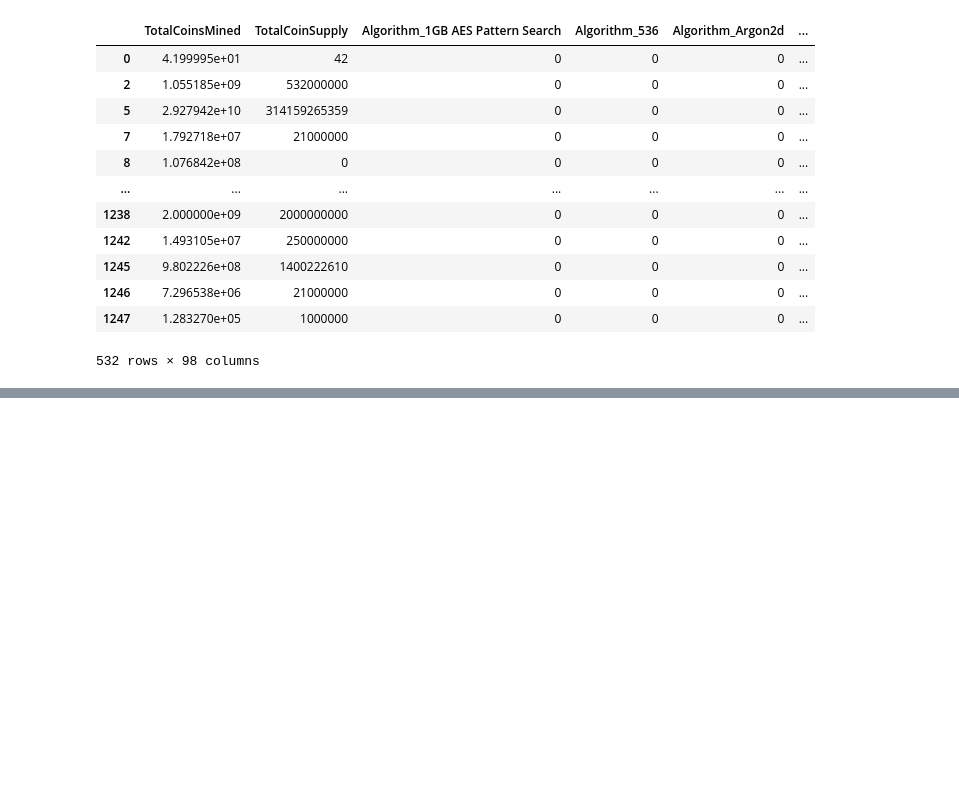
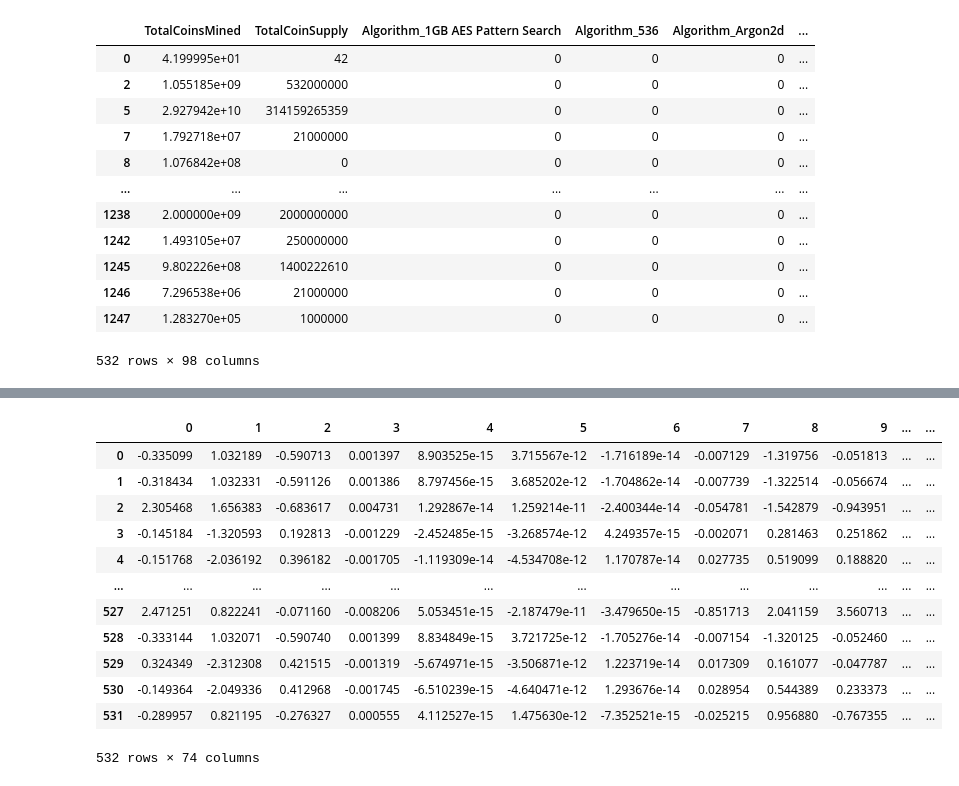
Before and after one commit to ravjolt/Supervised-Machine-Learning-Challenge, a Jupyter notebook: Unsupervised-Machine-Learning-Challenge.ipynb, the cells around one changed output, grey strips where cells are left out. Saved outputs shown, nothing was run; the diff lists cells and outputs as text; code cells hidden in the pictures; blank space fills up the shorter version.

```diff
--- a/Unsupervised-Machine-Learning-Challenge.ipynb
+++ b/Unsupervised-Machine-Learning-Challenge.ipynb
@@ -115,0 +158,17 @@ scaled_data = scaler.fit_transform(X)
+# %%
+pca2_df = pd.DataFrame(data=crypto_pca)
+pca2_df
+# %% [output]
+|  | 0 | 1 | 2 | 3 | 4 | 5 | 6 | 7 | 8 | 9 | ... | ... |
+| 0 | -0.335099 | 1.032189 | -0.590713 | 0.001397 | 8.903525e-15 | 3.715567e-12 | -1.716189e-14 | -0.007129 | -1.319756 | -0.051813 | ... | ... |
+| 1 | -0.318434 | 1.032331 | -0.591126 | 0.001386 | 8.797456e-15 | 3.685202e-12 | -1.704862e-14 | -0.007739 | -1.322514 | -0.056674 | ... | ... |
+| 2 | 2.305468 | 1.656383 | -0.683617 | 0.004731 | 1.292867e-14 | 1.259214e-11 | -2.400344e-14 | -0.054781 | -1.542879 | -0.943951 | ... | ... |
+| 3 | -0.145184 | -1.320593 | 0.192813 | -0.001229 | -2.452485e-15 | -3.268574e-12 | 4.249357e-15 | -0.002071 | 0.281463 | 0.251862 | ... | ... |
+| 4 | -0.151768 | -2.036192 | 0.396182 | -0.001705 | -1.119309e-14 | -4.534708e-12 | 1.170787e-14 | 0.027735 | 0.519099 | 0.188820 | ... | ... |
+| ... | ... | ... | ... | ... | ... | ... | ... | ... | ... | ... | ... | ... |
+| 527 | 2.471251 | 0.822241 | -0.071160 | -0.008206 | 5.053451e-15 | -2.187479e-11 | -3.479650e-15 | -0.851713 | 2.041159 | 3.560713 | ... | ... |
+| 528 | -0.333144 | 1.032071 | -0.590740 | 0.001399 | 8.834849e-15 | 3.721725e-12 | -1.705276e-14 | -0.007154 | -1.320125 | -0.052460 | ... | ... |
+| 529 | 0.324349 | -2.312308 | 0.421515 | -0.001319 | -5.674971e-15 | -3.506871e-12 | 1.223719e-14 | 0.017309 | 0.161077 | -0.047787 | ... | ... |
+| 530 | -0.149364 | -2.049336 | 0.412968 | -0.001745 | -6.510239e-15 | -4.640471e-12 | 1.293676e-14 | 0.028954 | 0.544389 | 0.233373 | ... | ... |
+| 531 | -0.289957 | 0.821195 | -0.276327 | 0.000555 | 4.112527e-15 | 1.475630e-12 | -7.352521e-15 | -0.025215 | 0.956880 | -0.767355 | ... | ... |
+532 rows × 74 columns
```
Also changed, not shown: parts of 14 cells of this notebook.
